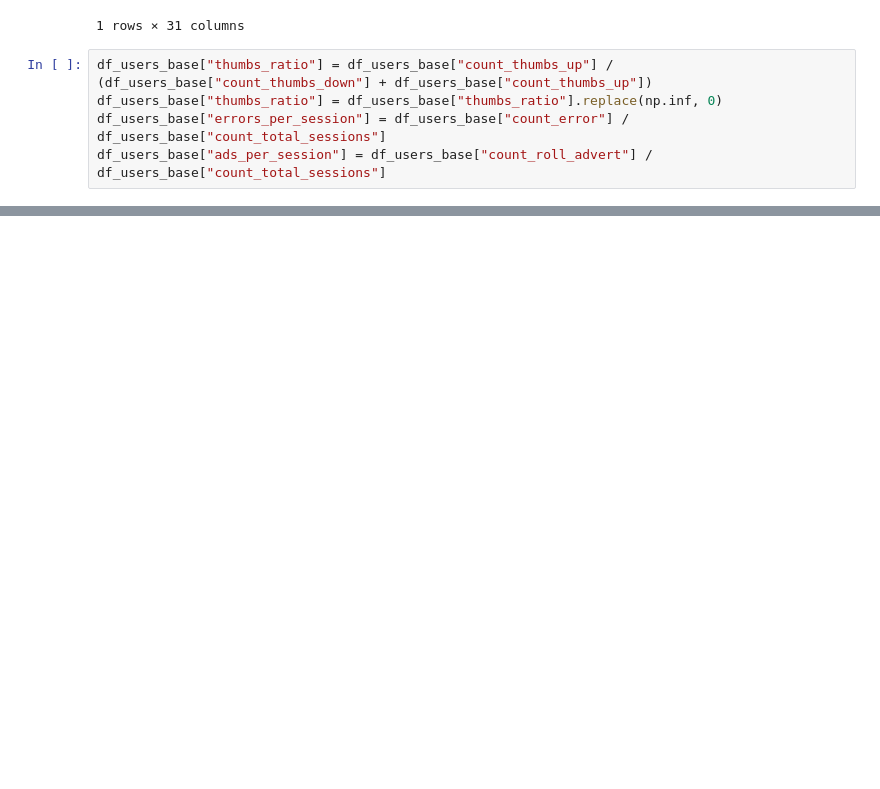
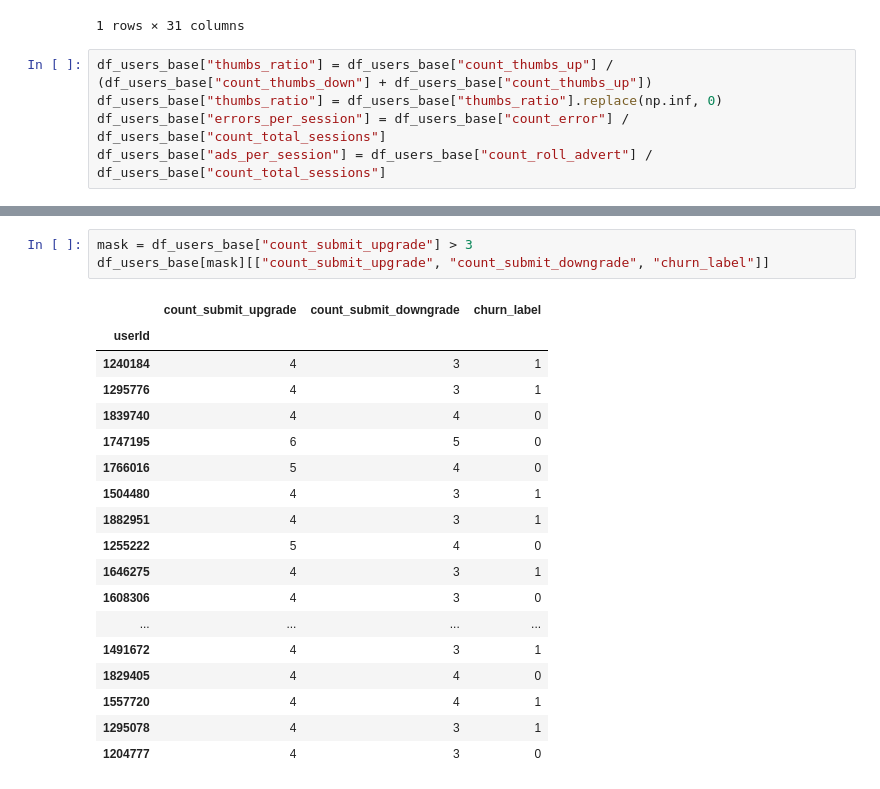
Before and after one commit to weichieh-chou/churn_competition, a Jupyter notebook: feature_engineering.ipynb, the cells around one changed output, grey strips where cells are left out. Saved outputs shown, nothing was run; the diff lists cells and outputs as text; blank space fills up the shorter version.

```diff
--- a/feature_engineering.ipynb
+++ b/feature_engineering.ipynb
@@ -231,0 +236,22 @@ df_users_base[mask]
+# %%
+mask = df_users_base["count_submit_upgrade"] > 3
+df_users_base[mask][["count_submit_upgrade", "count_submit_downgrade", "churn_label"]]
+# %% [output]
+|  | count_submit_upgrade | count_submit_downgrade | churn_label |
+| userId |  |  |  |
+| 1240184 | 4 | 3 | 1 |
+| 1295776 | 4 | 3 | 1 |
+| 1839740 | 4 | 4 | 0 |
+| 1747195 | 6 | 5 | 0 |
+| 1766016 | 5 | 4 | 0 |
+| 1504480 | 4 | 3 | 1 |
+| 1882951 | 4 | 3 | 1 |
+| 1255222 | 5 | 4 | 0 |
+| 1646275 | 4 | 3 | 1 |
+| 1608306 | 4 | 3 | 0 |
+| ... | ... | ... | ... |
+| 1491672 | 4 | 3 | 1 |
+| 1829405 | 4 | 4 | 0 |
+| 1557720 | 4 | 4 | 1 |
+| 1295078 | 4 | 3 | 1 |
+| 1204777 | 4 | 3 | 0 |
```
Also changed, not shown: parts of 15 cells of this notebook.
